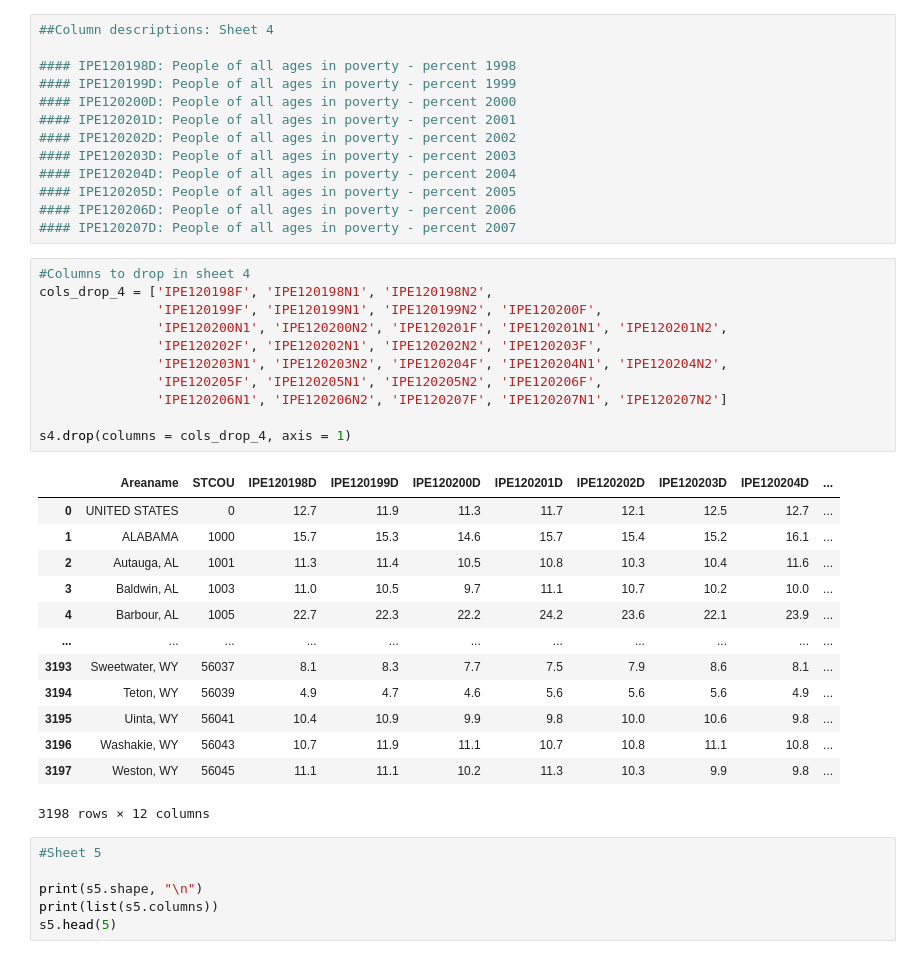
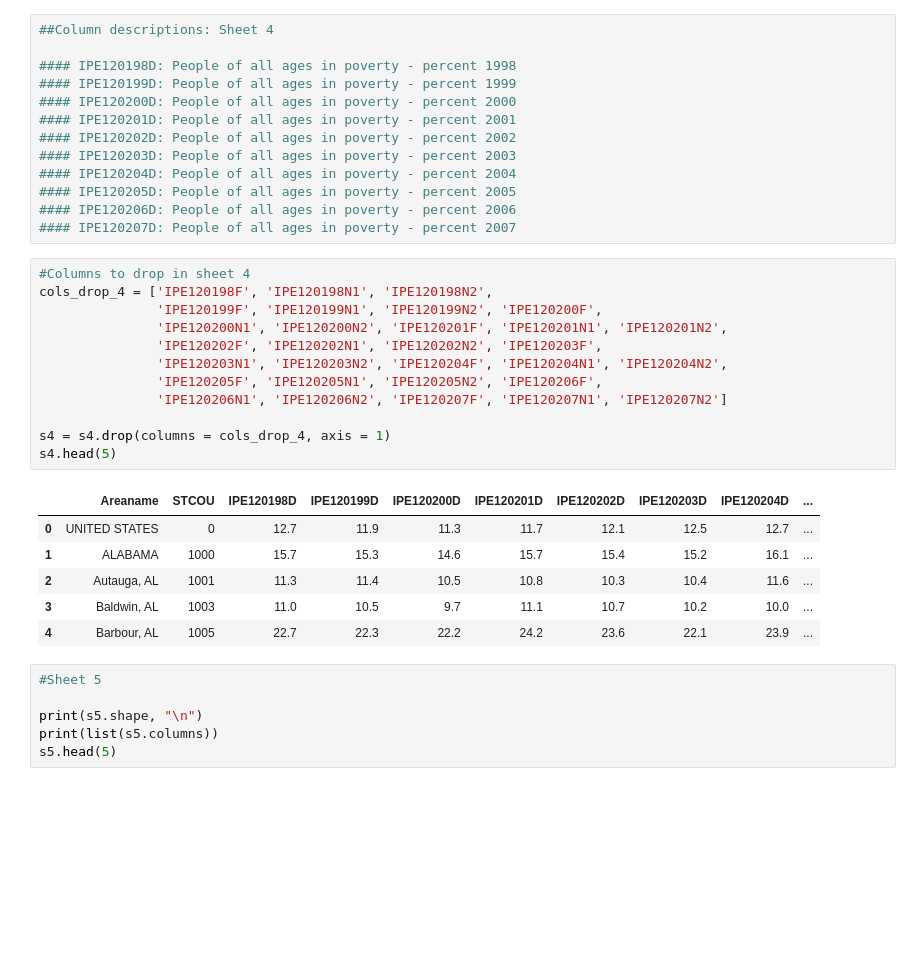
Before and after one commit to ncsa/CPRHD_WNV_GI, a Jupyter notebook: WNV-SocioEconomicFeatures-Vinu.ipynb, the cells around one changed output. Drawn from its saved outputs; the diff is of its cells as text; blank space fills up the shorter version.

```diff
--- a/WNV-SocioEconomicFeatures-Vinu.ipynb
+++ b/WNV-SocioEconomicFeatures-Vinu.ipynb
@@ -213,28 +195,22 @@ s4.head(5)
 # %%
 #Columns to drop in sheet 4
 cols_drop_4 = ['IPE120198F', 'IPE120198N1', 'IPE120198N2',
                'IPE120199F', 'IPE120199N1', 'IPE120199N2', 'IPE120200F',
                'IPE120200N1', 'IPE120200N2', 'IPE120201F', 'IPE120201N1', 'IPE120201N2',
                'IPE120202F', 'IPE120202N1', 'IPE120202N2', 'IPE120203F',
                'IPE120203N1', 'IPE120203N2', 'IPE120204F', 'IPE120204N1', 'IPE120204N2',
                'IPE120205F', 'IPE120205N1', 'IPE120205N2', 'IPE120206F',
                'IPE120206N1', 'IPE120206N2', 'IPE120207F', 'IPE120207N1', 'IPE120207N2']
 
-s4.drop(columns = cols_drop_4, axis = 1)
+s4 = s4.drop(columns = cols_drop_4, axis = 1)
+s4.head(5)
 # %% [output]
 |  | Areaname | STCOU | IPE120198D | IPE120199D | IPE120200D | IPE120201D | IPE120202D | IPE120203D | IPE120204D | ... |
 | 0 | UNITED STATES | 0 | 12.7 | 11.9 | 11.3 | 11.7 | 12.1 | 12.5 | 12.7 | ... |
 | 1 | ALABAMA | 1000 | 15.7 | 15.3 | 14.6 | 15.7 | 15.4 | 15.2 | 16.1 | ... |
 | 2 | Autauga, AL | 1001 | 11.3 | 11.4 | 10.5 | 10.8 | 10.3 | 10.4 | 11.6 | ... |
 | 3 | Baldwin, AL | 1003 | 11.0 | 10.5 | 9.7 | 11.1 | 10.7 | 10.2 | 10.0 | ... |
 | 4 | Barbour, AL | 1005 | 22.7 | 22.3 | 22.2 | 24.2 | 23.6 | 22.1 | 23.9 | ... |
-| ... | ... | ... | ... | ... | ... | ... | ... | ... | ... | ... |
-| 3193 | Sweetwater, WY | 56037 | 8.1 | 8.3 | 7.7 | 7.5 | 7.9 | 8.6 | 8.1 | ... |
-| 3194 | Teton, WY | 56039 | 4.9 | 4.7 | 4.6 | 5.6 | 5.6 | 5.6 | 4.9 | ... |
-| 3195 | Uinta, WY | 56041 | 10.4 | 10.9 | 9.9 | 9.8 | 10.0 | 10.6 | 9.8 | ... |
-| 3196 | Washakie, WY | 56043 | 10.7 | 11.9 | 11.1 | 10.7 | 10.8 | 11.1 | 10.8 | ... |
-| 3197 | Weston, WY | 56045 | 11.1 | 11.1 | 10.2 | 11.3 | 10.3 | 9.9 | 9.8 | ... |
-3198 rows × 12 columns
 # %%
 #Sheet 5
 
```
Also changed, not shown: parts of 20 cells of this notebook.
